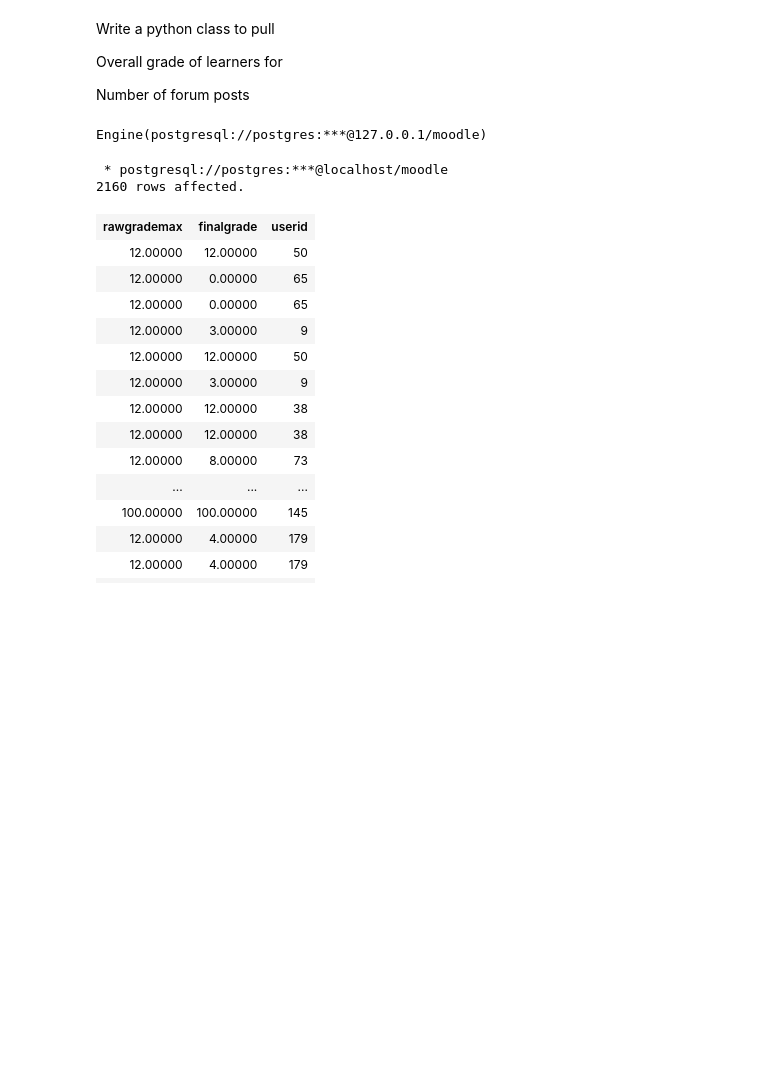
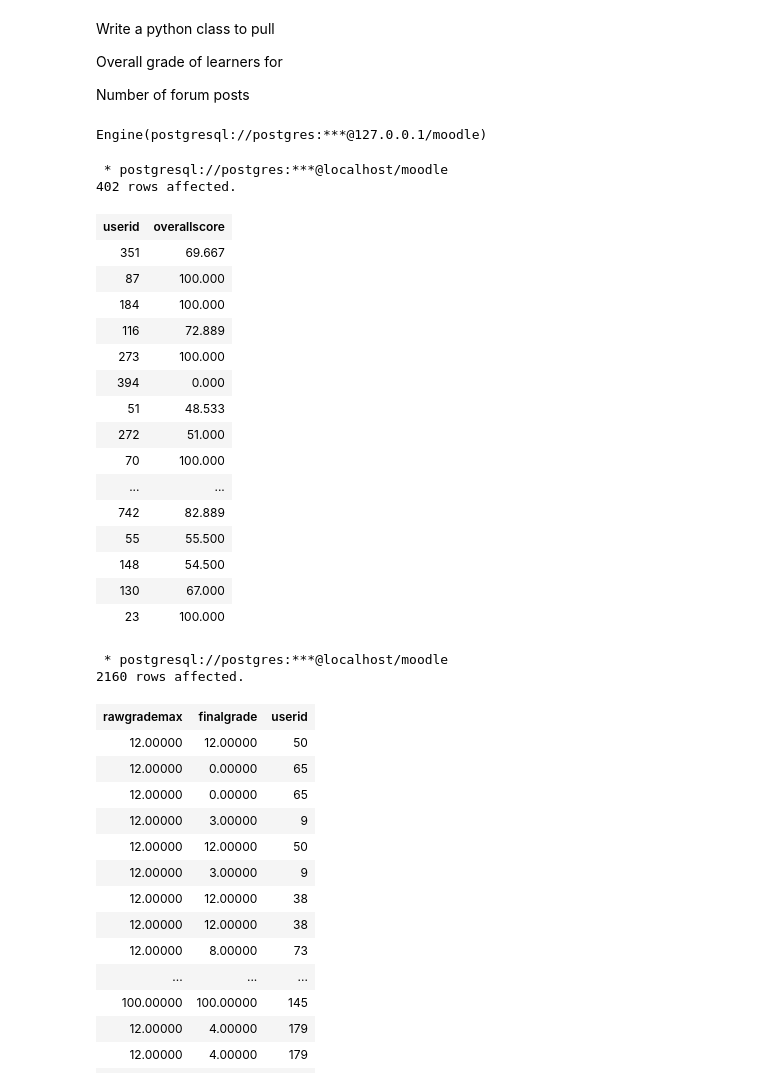
Before and after one commit to Abuton/Moodle-Database-Educational-Data-Log-Analysis-, a Jupyter notebook: Task 1 - Moodle database schema understanding.ipynb, the cells around one changed output. Saved outputs shown, nothing was run; the diff lists cells and outputs as text; code cells hidden in the pictures; blank space fills up the shorter version.

```diff
--- a/Task 1 - Moodle database schema understanding.ipynb
+++ b/Task 1 - Moodle database schema understanding.ipynb
@@ -453,7 +453,7 @@ class DBHandler():
         return engine
 
     def get_overall_grade(self):
-        overall_score = %sql select SUM(finalgrade) AS OverallScore from mdl_grade_grades Where finalgrade is not null Group by userid limit 10;
+        overall_score = %sql select userid, ROUND(SUM(finalgrade)/COUNT(*), 3) AS OverallScore from mdl_grade_grades Where finalgrade is not null Group by userid;
         return overall_score
 
     def get_number_forum_post(self):
@@ -463,6 +463,27 @@ db = DBHandler()
 db.open_local_db()
 # %% [output]
 Engine(postgresql://postgres:***@127.0.0.1/moodle)
+# %%
+db.get_overall_grade()
+# %% [output]
+ * postgresql://postgres:***@localhost/moodle
+402 rows affected.
+| userid | overallscore |
+| 351 | 69.667 |
+| 87 | 100.000 |
+| 184 | 100.000 |
+| 116 | 72.889 |
+| 273 | 100.000 |
+| 394 | 0.000 |
+| 51 | 48.533 |
+| 272 | 51.000 |
+| 70 | 100.000 |
+| ... | ... |
+| 742 | 82.889 |
+| 55 | 55.500 |
+| 148 | 54.500 |
+| 130 | 67.000 |
+| 23 | 100.000 |
 # %%
 %%sql
 
```
Also changed, not shown: parts of 1 cell of this notebook.
